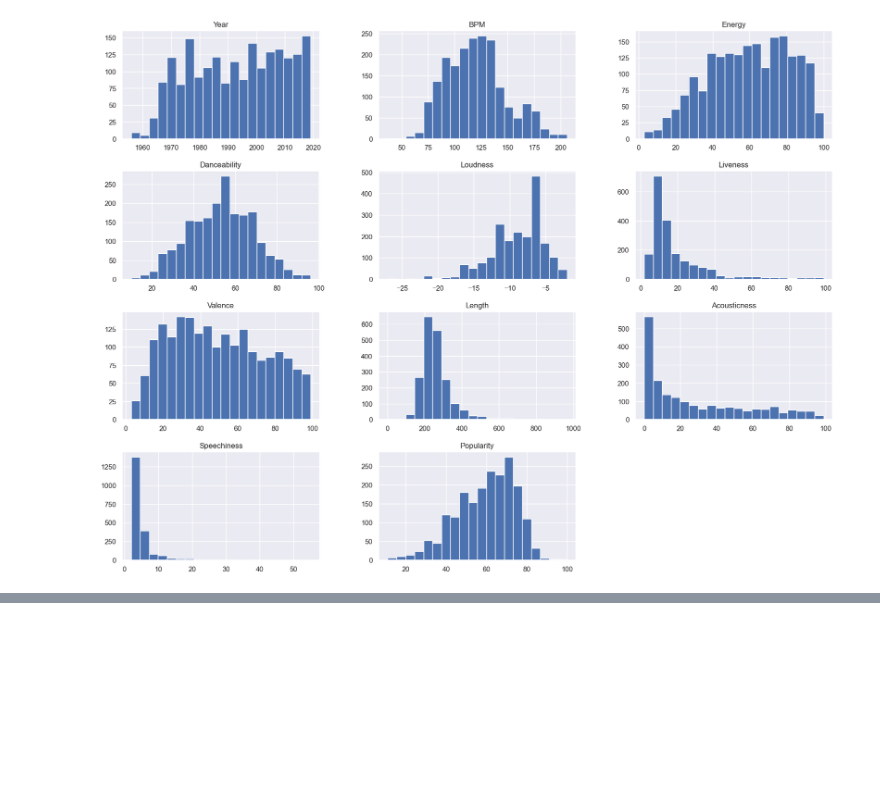
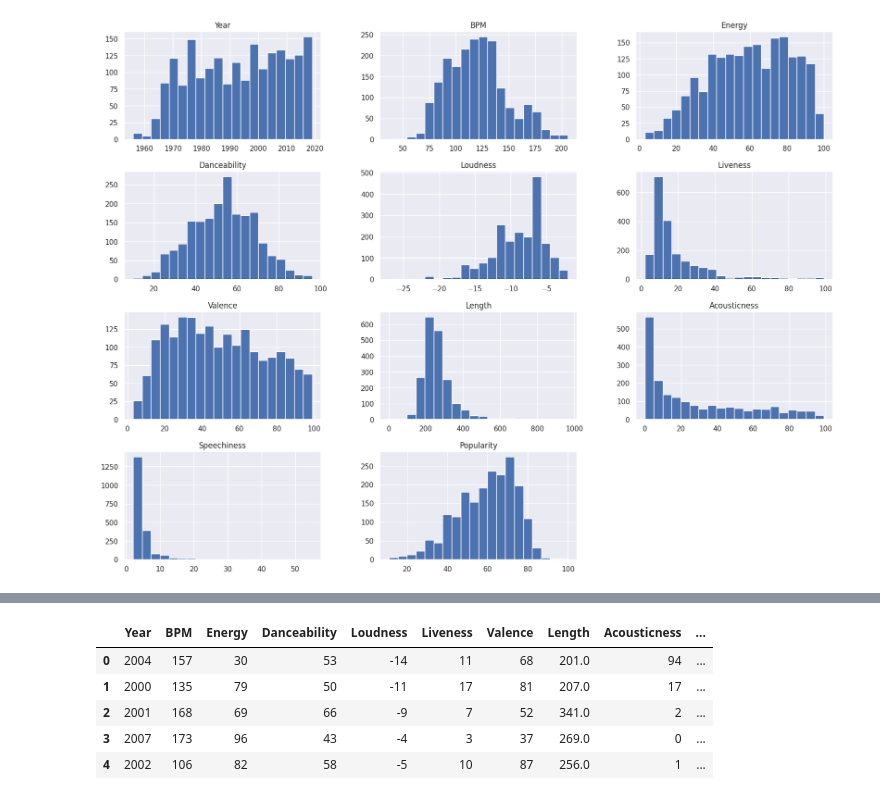
Before and after one commit to ericryhr/APA-PRACTICA, a Jupyter notebook: evaluacion.ipynb, the cells around one changed output, grey strips where cells are left out. Saved outputs shown, nothing was run; the diff lists cells and outputs as text; code cells hidden in the pictures; blank space fills up the shorter version.

```diff
--- a/evaluacion.ipynb
+++ b/evaluacion.ipynb
@@ -75,0 +98,10 @@ sns.heatmap(data = corr ,mask=mask, annot = True, fmt='.2f');
+# %%
+df = df.drop(columns=['Title', 'Artist', 'Genre'])
+df.head()
+# %% [output]
+|  | Year | BPM | Energy | Danceability | Loudness | Liveness | Valence | Length | Acousticness | ... |
+| 0 | 2004 | 157 | 30 | 53 | -14 | 11 | 68 | 201.0 | 94 | ... |
+| 1 | 2000 | 135 | 79 | 50 | -11 | 17 | 81 | 207.0 | 17 | ... |
+| 2 | 2001 | 168 | 69 | 66 | -9 | 7 | 52 | 341.0 | 2 | ... |
+| 3 | 2007 | 173 | 96 | 43 | -4 | 3 | 37 | 269.0 | 0 | ... |
+| 4 | 2002 | 106 | 82 | 58 | -5 | 10 | 87 | 256.0 | 1 | ... |
```
Also changed, not shown: parts of 13 cells of this notebook, 2 other files.
